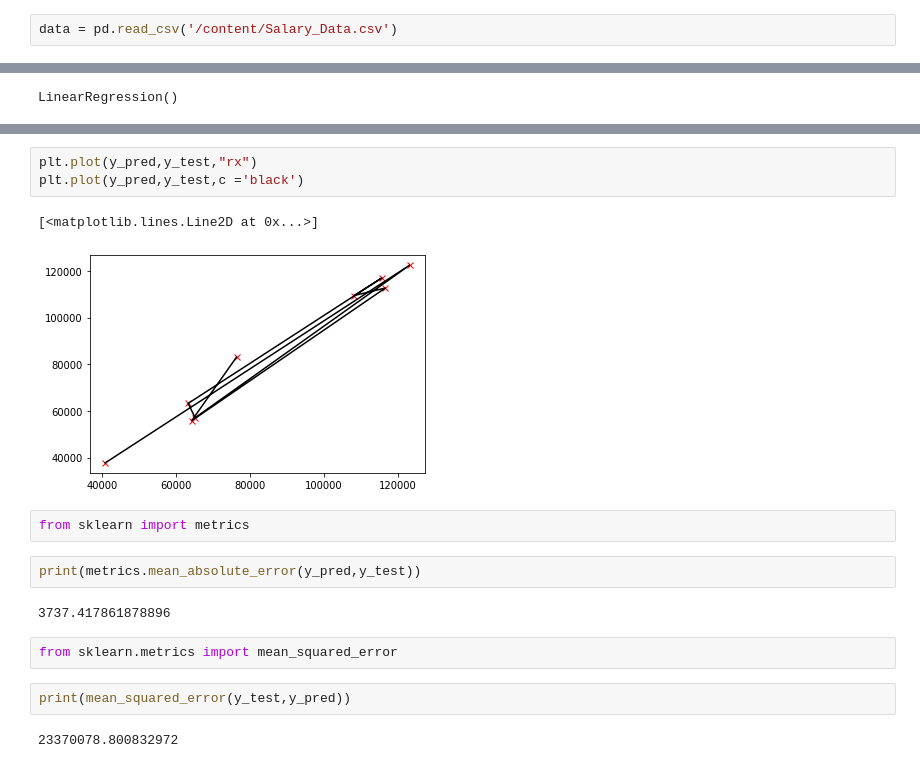
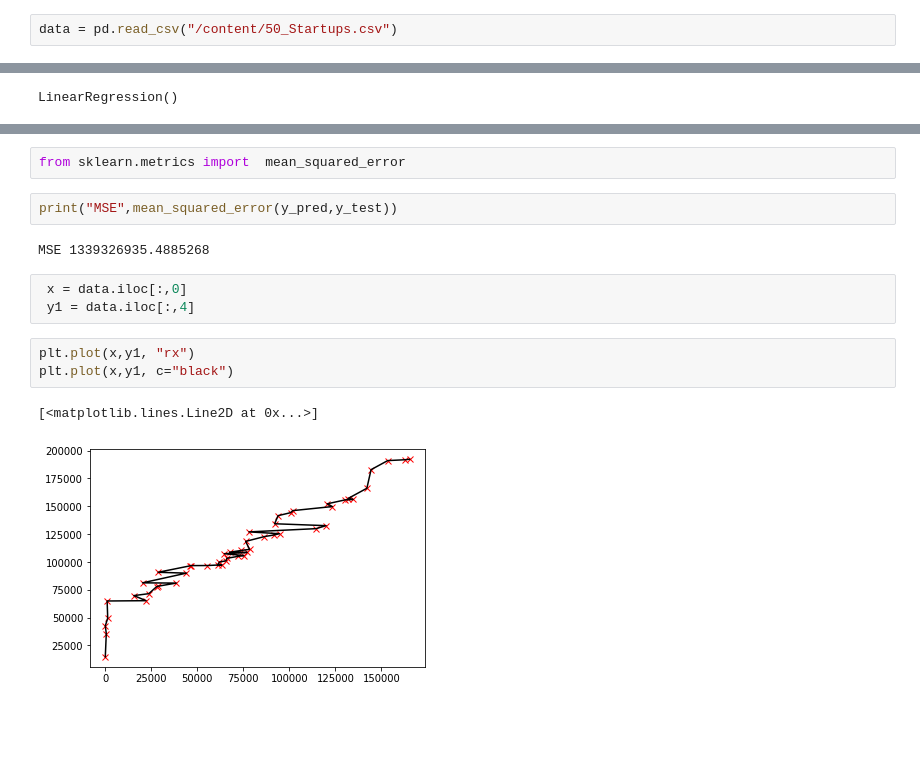
Before and after one commit to Er-Sonu/Sonu, a Jupyter notebook: Welcome_To_Colaboratory.ipynb, the cells around one changed output, grey strips where cells are left out. Cells and saved outputs as stored; diff of their text form; blank space fills up the shorter version.

```diff
--- a/Welcome_To_Colaboratory.ipynb
+++ b/Welcome_To_Colaboratory.ipynb
@@ -129,3 +128,3 @@ import numpy as np
 # %%
-data = pd.read_csv('/content/Salary_Data.csv')
+data = pd.read_csv("/content/50_Startups.csv")
 # %%
@@ -258,18 +349,15 @@ Name: Salary, dtype: float64
+# %%
+from sklearn.metrics import  mean_squared_error
+# %%
+print("MSE",mean_squared_error(y_pred,y_test))
+# %% [output]
+MSE 1339326935.4885268
+# %%
+ x = data.iloc[:,0]
+ y1 = data.iloc[:,4]
 # %%
-plt.plot(y_pred,y_test,"rx")
-plt.plot(y_pred,y_test,c ='black')
+plt.plot(x,y1, "rx")
+plt.plot(x,y1, c="black")
 # %% [output]
 [<matplotlib.lines.Line2D at 0x...>]
-[figure, old version]
+[figure, new version]
-# %%
-from sklearn import metrics
-# %%
-print(metrics.mean_absolute_error(y_pred,y_test))
-# %% [output]
-3737.417861878896
-# %%
-from sklearn.metrics import mean_squared_error
-# %%
-print(mean_squared_error(y_test,y_pred))
-# %% [output]
-23370078.800832972
```
Also changed, not shown: parts of 43 cells of this notebook.
